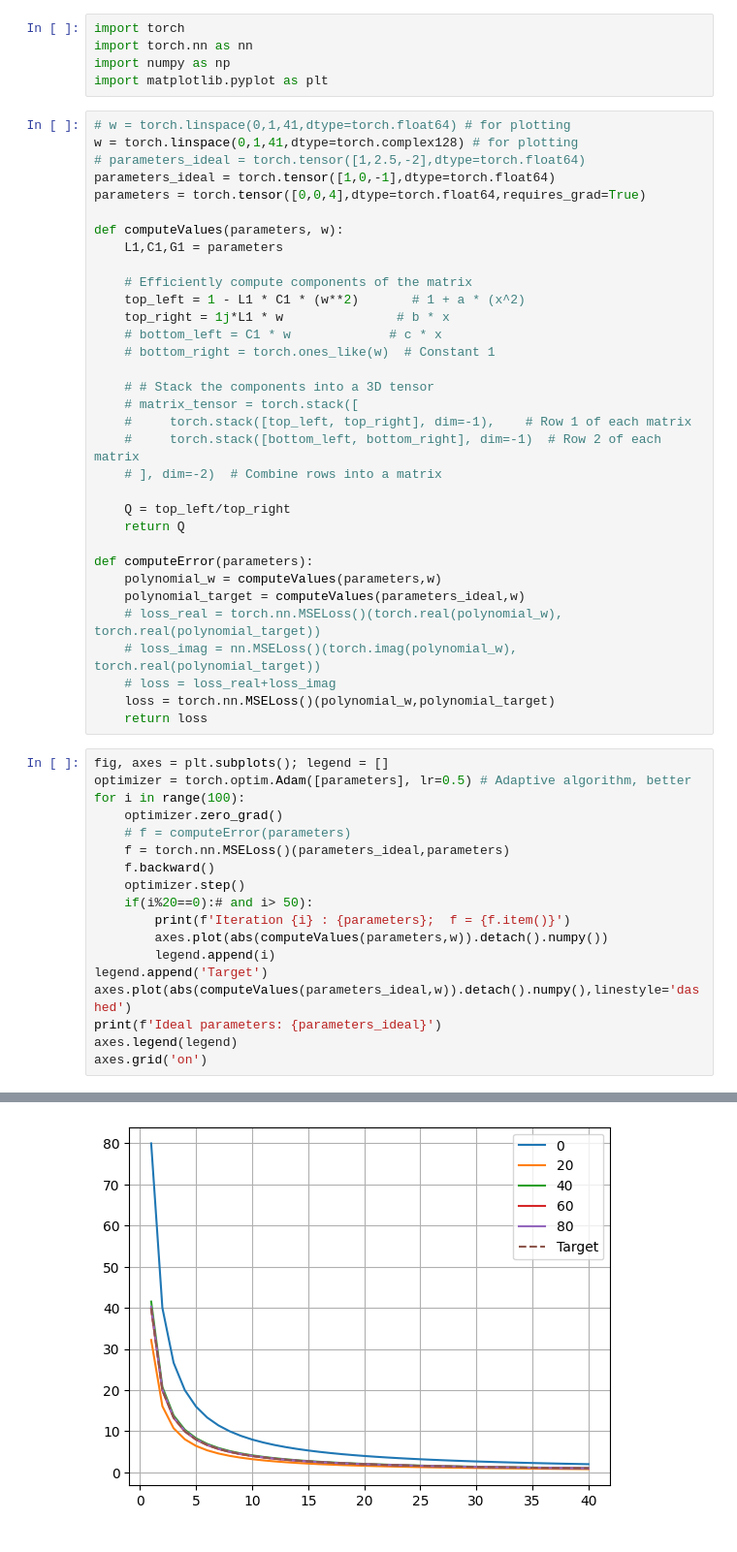
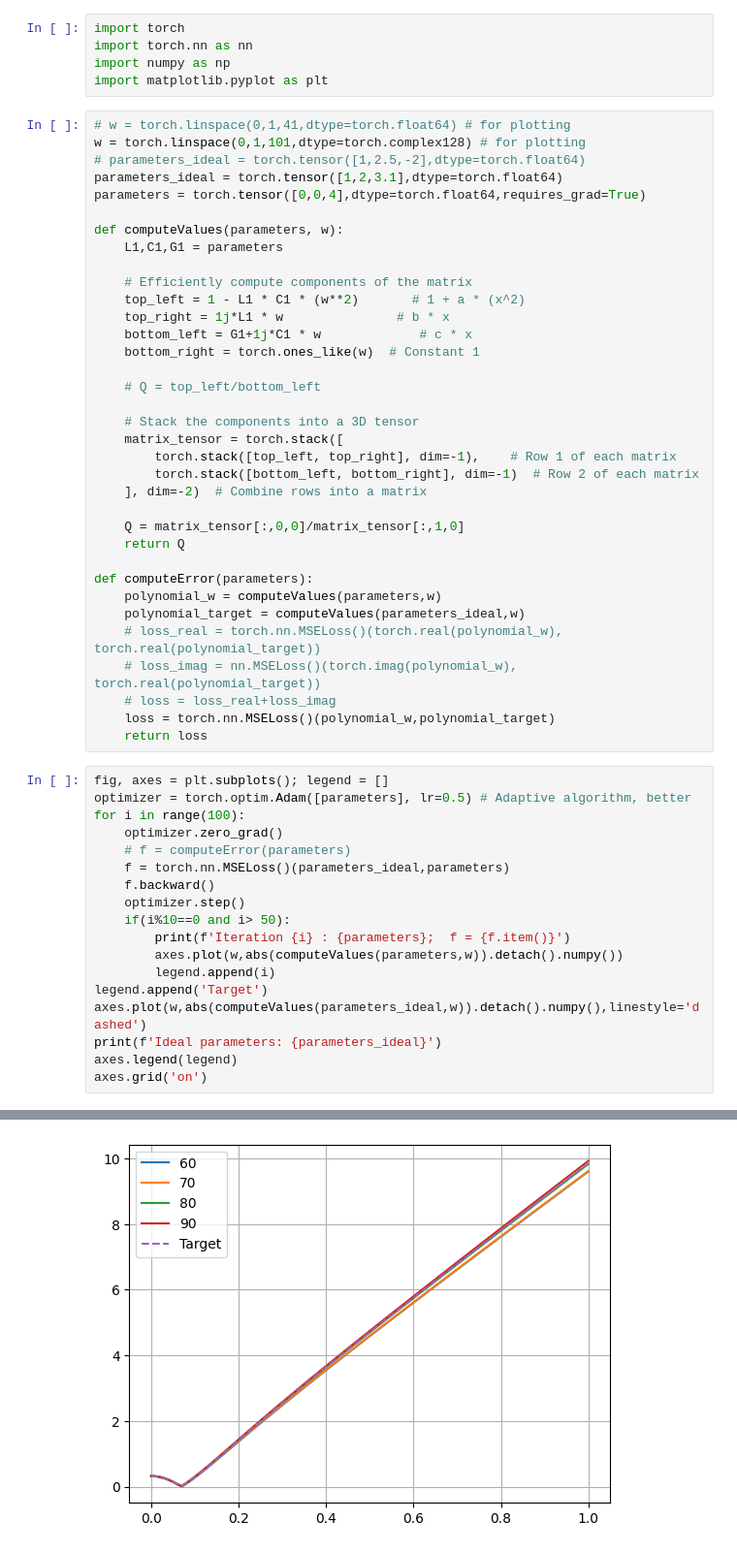
Before and after one commit to a-dag-a/sandbox__ML, a Jupyter notebook: autodiff/WIP.ipynb, the cells around one changed output, grey strips where cells are left out. Shown: that part at 97% size. Saved outputs shown, nothing was run; the diff lists cells and outputs as text.

```diff
--- a/autodiff/WIP.ipynb
+++ b/autodiff/WIP.ipynb
@@ -17,9 +17,9 @@ import numpy as np
 import matplotlib.pyplot as plt
 # %%
 # w = torch.linspace(0,1,41,dtype=torch.float64) # for plotting
-w = torch.linspace(0,1,41,dtype=torch.complex128) # for plotting
+w = torch.linspace(0,1,101,dtype=torch.complex128) # for plotting
 # parameters_ideal = torch.tensor([1,2.5,-2],dtype=torch.float64)
-parameters_ideal = torch.tensor([1,0,-1],dtype=torch.float64)
+parameters_ideal = torch.tensor([1,2,3.1],dtype=torch.float64)
 parameters = torch.tensor([0,0,4],dtype=torch.float64,requires_grad=True)
 
 def computeValues(parameters, w):
@@ -28,16 +28,18 @@ def computeValues(parameters, w):
     # Efficiently compute components of the matrix
     top_left = 1 - L1 * C1 * (w**2)       # 1 + a * (x^2)
     top_right = 1j*L1 * w               # b * x
-    # bottom_left = C1 * w             # c * x
-    # bottom_right = torch.ones_like(w)  # Constant 1
+    bottom_left = G1+1j*C1 * w             # c * x
+    bottom_right = torch.ones_like(w)  # Constant 1
 
-    # # Stack the components into a 3D tensor
-    # matrix_tensor = torch.stack([
-    #     torch.stack([top_left, top_right], dim=-1),    # Row 1 of each matrix
-    #     torch.stack([bottom_left, bottom_right], dim=-1)  # Row 2 of each matrix
-    # ], dim=-2)  # Combine rows into a matrix
+    # Q = top_left/bottom_left
 
-    Q = top_left/top_right
+    # Stack the components into a 3D tensor
+    matrix_tensor = torch.stack([
+        torch.stack([top_left, top_right], dim=-1),    # Row 1 of each matrix
+        torch.stack([bottom_left, bottom_right], dim=-1)  # Row 2 of each matrix
+    ], dim=-2)  # Combine rows into a matrix
+
+    Q = matrix_tensor[:,0,0]/matrix_tensor[:,1,0]
     return Q
 
 def computeError(parameters):
@@ -57,12 +59,12 @@ for i in range(100):
     f = torch.nn.MSELoss()(parameters_ideal,parameters)
     f.backward()
     optimizer.step()
-    if(i%20==0):# and i> 50):
+    if(i%10==0 and i> 50):
         print(f'Iteration {i} : {parameters};  f = {f.item()}')
-        axes.plot(abs(computeValues(parameters,w)).detach().numpy())
+        axes.plot(w,abs(computeValues(parameters,w)).detach().numpy())
         legend.append(i)
 legend.append('Target')
-axes.plot(abs(computeValues(parameters_ideal,w)).detach().numpy(),linestyle='dashed')
+axes.plot(w,abs(computeValues(parameters_ideal,w)).detach().numpy(),linestyle='dashed')
 print(f'Ideal parameters: {parameters_ideal}')
 axes.legend(legend)
 axes.grid('on')
@@ -76 +77 @@ Ideal parameters: tensor([ 1.,  0., -1.], dtype=torch.float64)
-[figure, old version]
+[figure, new version]
```
Also changed, not shown: parts of 1 cell of this notebook.
